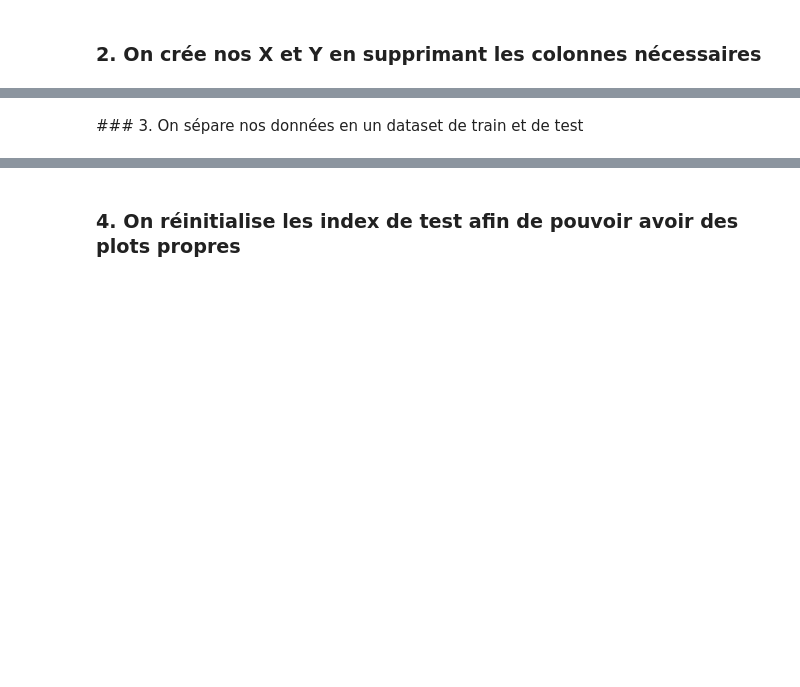
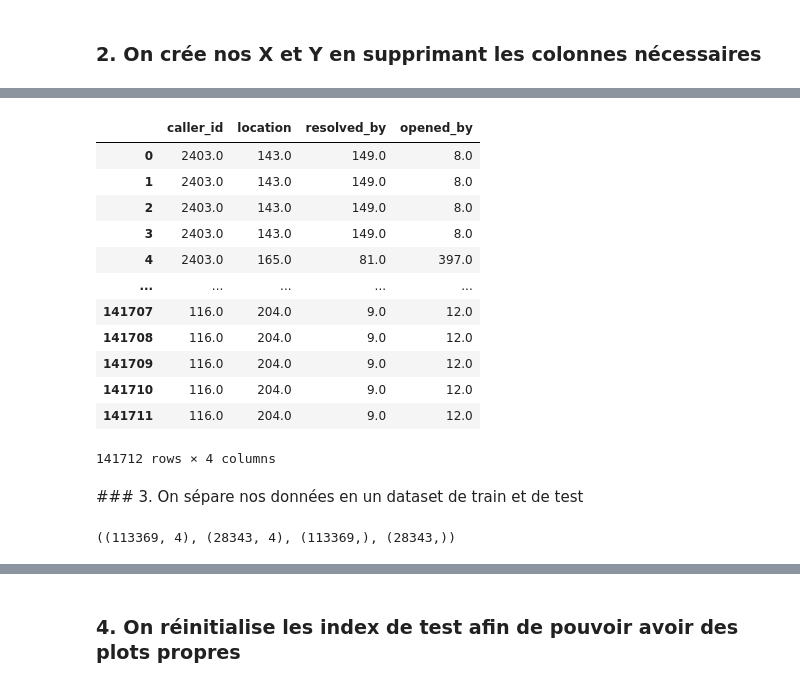
Before and after one commit to shenzou/RegressionPythonProject, a Jupyter notebook: Final Project.ipynb, the cells around one changed output, grey strips where cells are left out. Cells and saved outputs as stored; diff of their text form; code cells hidden in the pictures; blank space fills up the shorter version.

```diff
--- a/Final Project.ipynb
+++ b/Final Project.ipynb
@@ -327,6 +429,26 @@ x
+# %%
+x = x[['caller_id', 'location', 'resolved_by', 'opened_by']]
+# %%
+x
+# %% [output]
+|  | caller_id | location | resolved_by | opened_by |
+| 0 | 2403.0 | 143.0 | 149.0 | 8.0 |
+| 1 | 2403.0 | 143.0 | 149.0 | 8.0 |
+| 2 | 2403.0 | 143.0 | 149.0 | 8.0 |
+| 3 | 2403.0 | 143.0 | 149.0 | 8.0 |
+| 4 | 2403.0 | 165.0 | 81.0 | 397.0 |
+| ... | ... | ... | ... | ... |
+| 141707 | 116.0 | 204.0 | 9.0 | 12.0 |
+| 141708 | 116.0 | 204.0 | 9.0 | 12.0 |
+| 141709 | 116.0 | 204.0 | 9.0 | 12.0 |
+| 141710 | 116.0 | 204.0 | 9.0 | 12.0 |
+| 141711 | 116.0 | 204.0 | 9.0 | 12.0 |
+141712 rows × 4 columns
 # %% [markdown]
 ### 3. On sépare nos données en un dataset de train et de test
 # %%
 from sklearn.model_selection import train_test_split
 X_train, X_test, Y_train, Y_test = train_test_split(x,y,test_size=0.2, random_state=0)
 X_train.shape, X_test.shape, Y_train.shape, Y_test.shape
+# %% [output]
+((113369, 4), (28343, 4), (113369,), (28343,))
```
Also changed, not shown: parts of 42 cells of this notebook, 53 other files.
